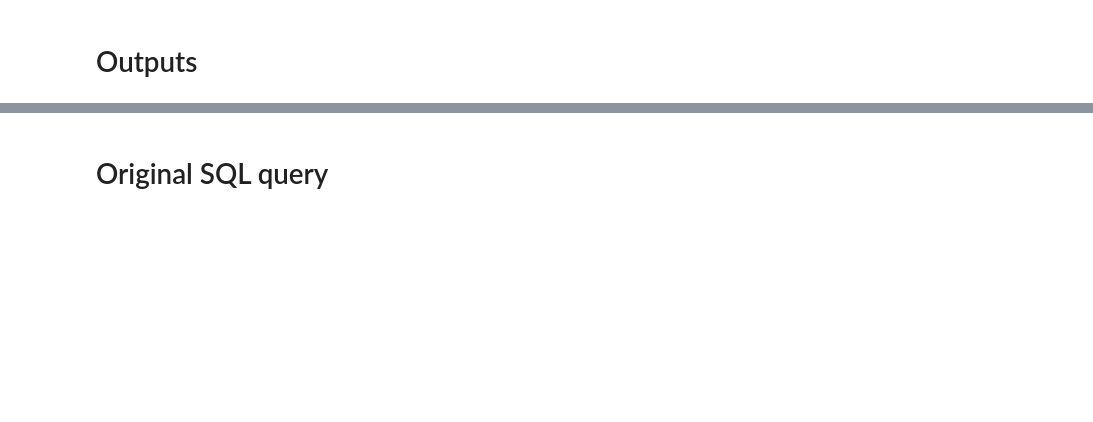
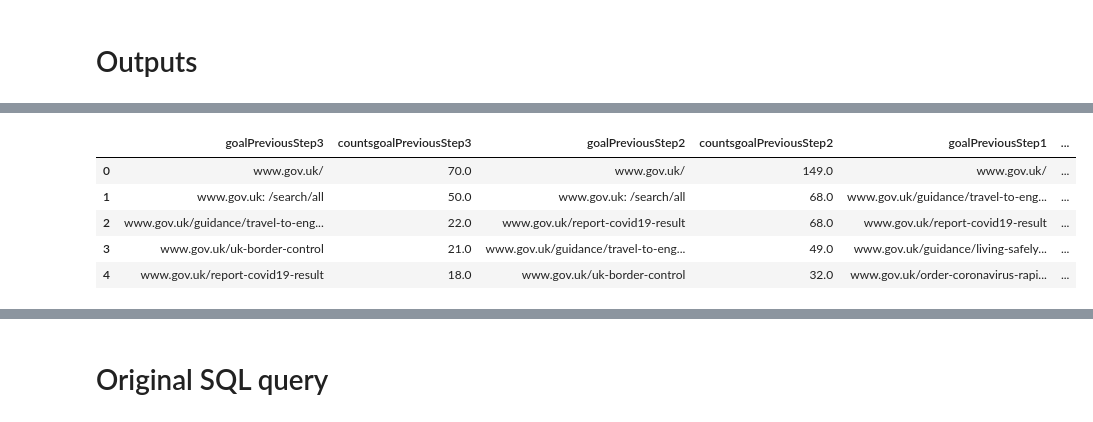
Before and after one commit to alphagov/govuk-user-journey-analysis-tools, a Jupyter notebook: notebooks/Reverse-path-tool.ipynb, the cells around one changed output, grey strips where cells are left out. Cells and saved outputs as stored; diff of their text form; code cells hidden in the pictures; blank space fills up the shorter version.

```diff
--- a/notebooks/Reverse-path-tool.ipynb
+++ b/notebooks/Reverse-path-tool.ipynb
@@ -433,18 +448,25 @@ files.download(OUTPUT_FILE)
 # %%
 # Amalgamate the previous steps to provide a summary of the most popular pages (regardless of order of steps)
 all_data = []
-for c in df.columns[6:]:
-    df_amal = (
-        df.groupby([c])
-        .size()
+for c in df.columns[7:]:
+    df_amal = (df
+        .groupby([c])['countSessions']
+        .sum()
         .reset_index(name=f"counts{c}")
         .sort_values([f"counts{c}"], ascending=False)
     )
     all_data.append(df_amal)
 
 df2 = pd.concat(all_data, axis=0, ignore_index=True)
 df2 = df2.apply(lambda x: pd.Series(x.dropna().values))
 df2.head()
+# %% [output]
+|  | goalPreviousStep3 | countsgoalPreviousStep3 | goalPreviousStep2 | countsgoalPreviousStep2 | goalPreviousStep1 | ... |
+| 0 | www.gov.uk/ | 70.0 | www.gov.uk/ | 149.0 | www.gov.uk/ | ... |
+| 1 | www.gov.uk: /search/all | 50.0 | www.gov.uk: /search/all | 68.0 | www.gov.uk/guidance/travel-to-eng... | ... |
+| 2 | www.gov.uk/guidance/travel-to-eng... | 22.0 | www.gov.uk/report-covid19-result | 68.0 | www.gov.uk/report-covid19-result | ... |
+| 3 | www.gov.uk/uk-border-control | 21.0 | www.gov.uk/guidance/travel-to-eng... | 49.0 | www.gov.uk/guidance/living-safely... | ... |
+| 4 | www.gov.uk/report-covid19-result | 18.0 | www.gov.uk/uk-border-control | 32.0 | www.gov.uk/order-coronavirus-rapi... | ... |
 # %%
 # Save amalgamation of previous steps to file
 filename = "previous_steps_amalgamated.csv"
```
Also changed, not shown: parts of 13 cells of this notebook, 1 other file.
